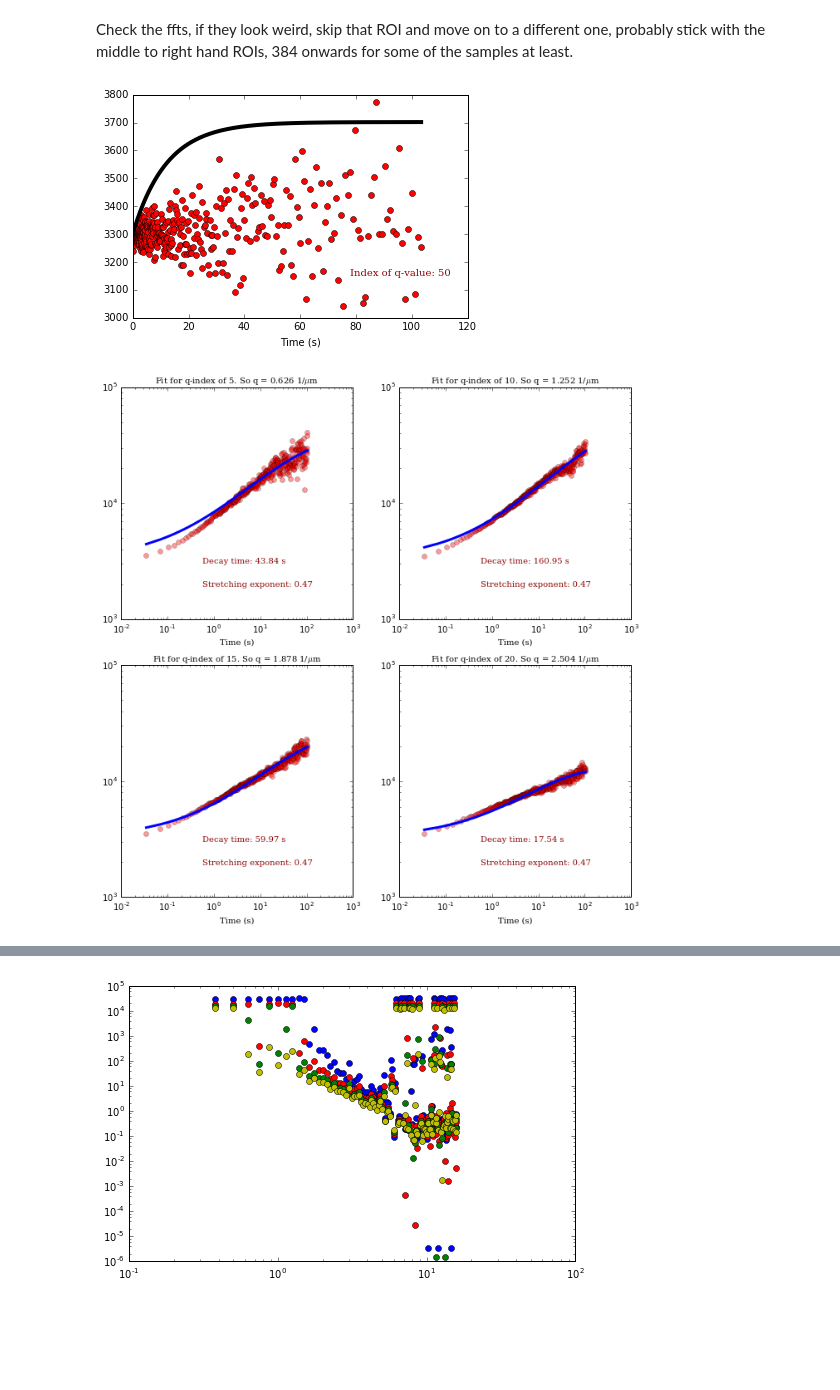
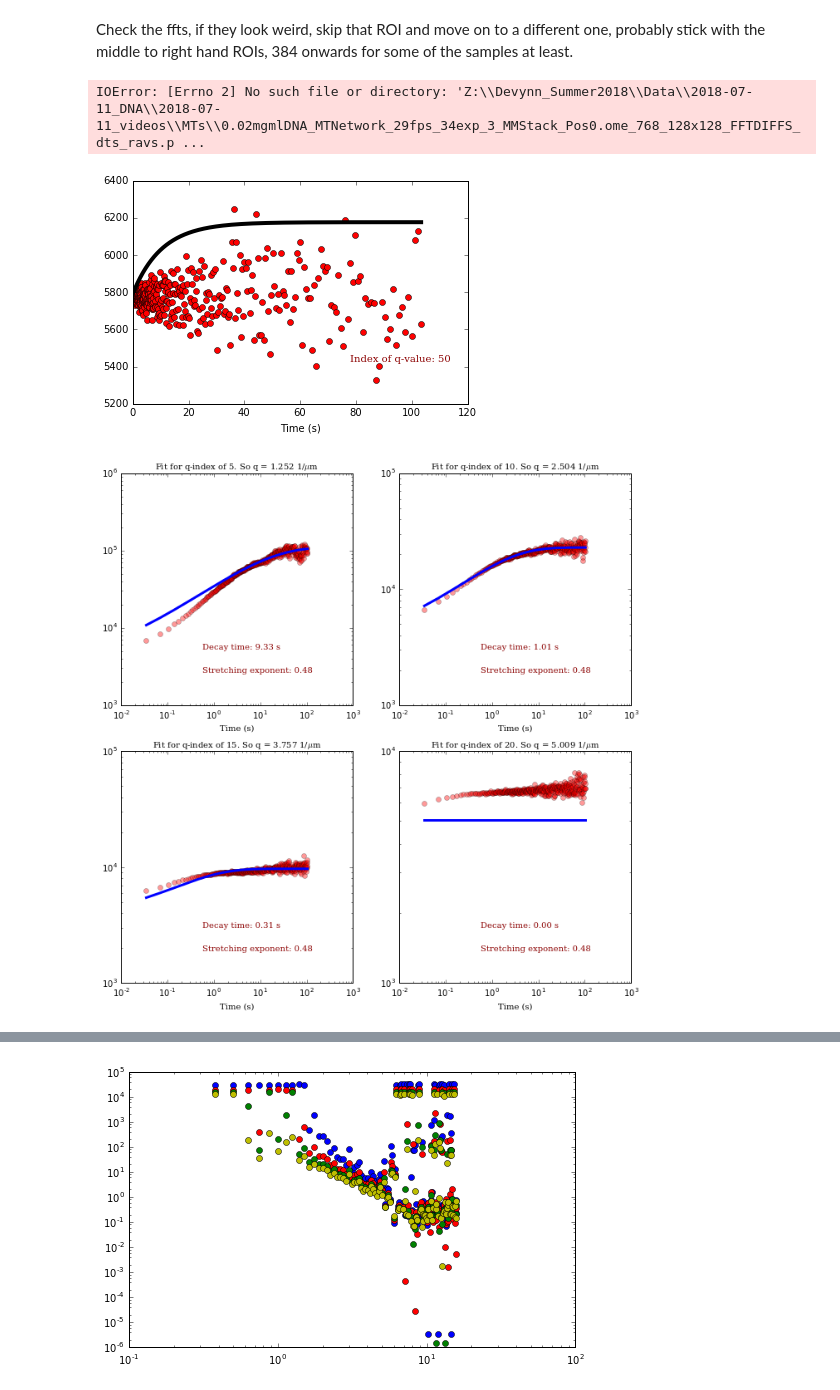
Before and after one commit to rmcgorty/Differential-Dynamic-Microscopy---Python, a Jupyter notebook: DDM analysis for DNA samples.ipynb, the cells around one changed output, grey strips where cells are left out. Drawn from its saved outputs; the diff is of its cells as text; code cells hidden in the pictures; blank space fills up the shorter version.

```diff
--- a/DDM analysis for DNA samples.ipynb
+++ b/DDM analysis for DNA samples.ipynb
@@ -35,16 +35,16 @@ allResults = {}
 # %%
 Sample2 = ['0.02mgmlDNA_Buffer_17.5fps_55exp_8000frames', '0.02mgmlDNA_Buffer_49fps_20exp_8000frames','0.02mgmlDNA_Buffer_99fps_10exp_8000frames','0.02mgmlDNA_Buffer_99fps_10exp']
 #Sample2 = ['0.02mgmlDNA_ActNetworks_29fps_34exp','0.02mgmlDNA_ActNetworks_99fps_10exp','0.02mgmlDNA_ActNetworks_750fps_0.9exp']
-Sample = ['0.02mgmlDNA_ActinNetwork_29fps_34exp']
+Sample = ['0.02mgmlDNA_MTNetwork_29fps_34exp']
 # %%
 newt = lambda t,s: (1./s)*gamma(1./s)*t
 framerate = 29.0
 px = 0.196
-imDimension = 256
+imDimension = 128
 # %%
 # different ROIs and the video number, change samNumber based upon the number of videos taken for the condition
-ROI = ['128', '384',  '640']
-samNumber = ['1','2','4','6','7','8']
+ROI = ['0', '128','256', '384','512',  '640']#,'768','896']
+samNumber = ['1', '2','3','4','5','6']
 num = 0
 AvgROIs = np.empty(len(ROI))
 # %% [markdown]
@@ -53,13 +53,13 @@ Check the ffts, if they look weird, skip that ROI and move on to a different one
 ### %matplotlib inline
 mpld3.enable_notebook()
 # Change the directory or data file and change the condition number so the average ROI list can be iterated over
-ss = 3 #changes the video
-c = 2 #changes the ROI
+ss = 2 #changes the video
+c = 6 #changes the ROI
 
-data_dir = "Z:\\Devynn_Summer2018\\Data\\2018-07-11_DNA\\2018-07-11_videos\\Actin\\"
+data_dir = "Z:\\Devynn_Summer2018\\Data\\2018-07-11_DNA\\2018-07-11_videos\\MTs\\"
 
 
-data_file = Sample[num]+"_"+samNumber[ss]+"_MMStack_Pos0.ome_"+ROI[c]+"_256x256_FFTDIFFS_dts_ravs.p"
+data_file = Sample[num]+"_"+samNumber[ss]+"_MMStack_Pos0.ome_"+ROI[c]+"_128x128_FFTDIFFS_dts_ravs.p"
 
 dat = pickle.load(open(data_dir + data_file,'r'))
 ravs = dat['ravs']
@@ -69,25 +69,27 @@ ffts = dat['ffts']
 #plt.matshow(ffts[5])
 #plt.matshow(ffts[10])
 #plt.matshow(ffts[25])
+# %% [output]
+IOError: [Errno 2] No such file or directory: 'Z:\\Devynn_Summer2018\\Data\\2018-07-11_DNA\\2018-07-11_videos\\MTs\\0.02mgmlDNA_MTNetwork_29fps_34exp_3_MMStack_Pos0.ome_768_128x128_FFTDIFFS_dts_ravs.p ...
 # %%
 %matplotlib inline
 mpld3.enable_notebook()
 
 q = np.arange(0,imDimension/2)*2*np.pi*(1./(imDimension*px))
 times = dts/framerate
 q_index = 50
-backg = 3300
+backg = 5790
 #We try to use the function `returnReasonableParams` to find reasonable initial guesses for the fitting function
 
 pars,minp,maxp,lmin,lmax,fix = ddm.returnReasonableParams(d=ravs[:,q_index],bg=backg, double=False, fps=framerate)
 plt.plot(times, ravs[:,q_index],'ro') #plot the data
 plt.plot(times, ddm.dTheory(times,*pars), '-k', lw=4) #see how well the initial guess performs
 ax = plt.gca()
 plt.text(0.8, 0.2, 'Index of q-value: %i' % q_index, horizontalalignment='center', verticalalignment='center',
            transform=ax.transAxes, fontdict=font_plt)
 plt.xlabel('Time (s)');
 # %% [output]
-[figure, old version]
+[figure, new version]
 # %%
 def two_rounds_fitting(data, times):
     '''
@@ -101,11 +103,11 @@ def two_rounds_fitting(data, times):
     #Paramters:
     # Amplitude-0, TimeConst-1, Background-2, Alpha (strtching exp), (... same for second exp..))
 
-    minp[3]=0.42
-    maxp[3]=0.63
-    maxp[2]=6000
+    minp[3]=0.3
+    maxp[3]=0.7
+    maxp[2]=4100
     minp[2]=0
-    pars[3]=0.467
+    pars[3]=0.476
     maxp[1] = 10000
     maxp[5] = 100
     fix[3]=FT[1]
@@ -163,7 +165,7 @@ for i,q_index in enumerate([5,10,15,20]):
     ax.set_title("Fit for q-index of %i. So q = %.3f 1/$\mu$m" % (q_index, q[q_index]), fontdict=font_plt_ax)
     #ax.set_ylim(2.5e3,4.5e3)
 # %% [output]
-[figure, old version]
+[figure, new version]
 # %%
 #Now, we'll do that fit for *all* q-values
 
```
Also changed, not shown: parts of 3 cells of this notebook, 1 other file.
